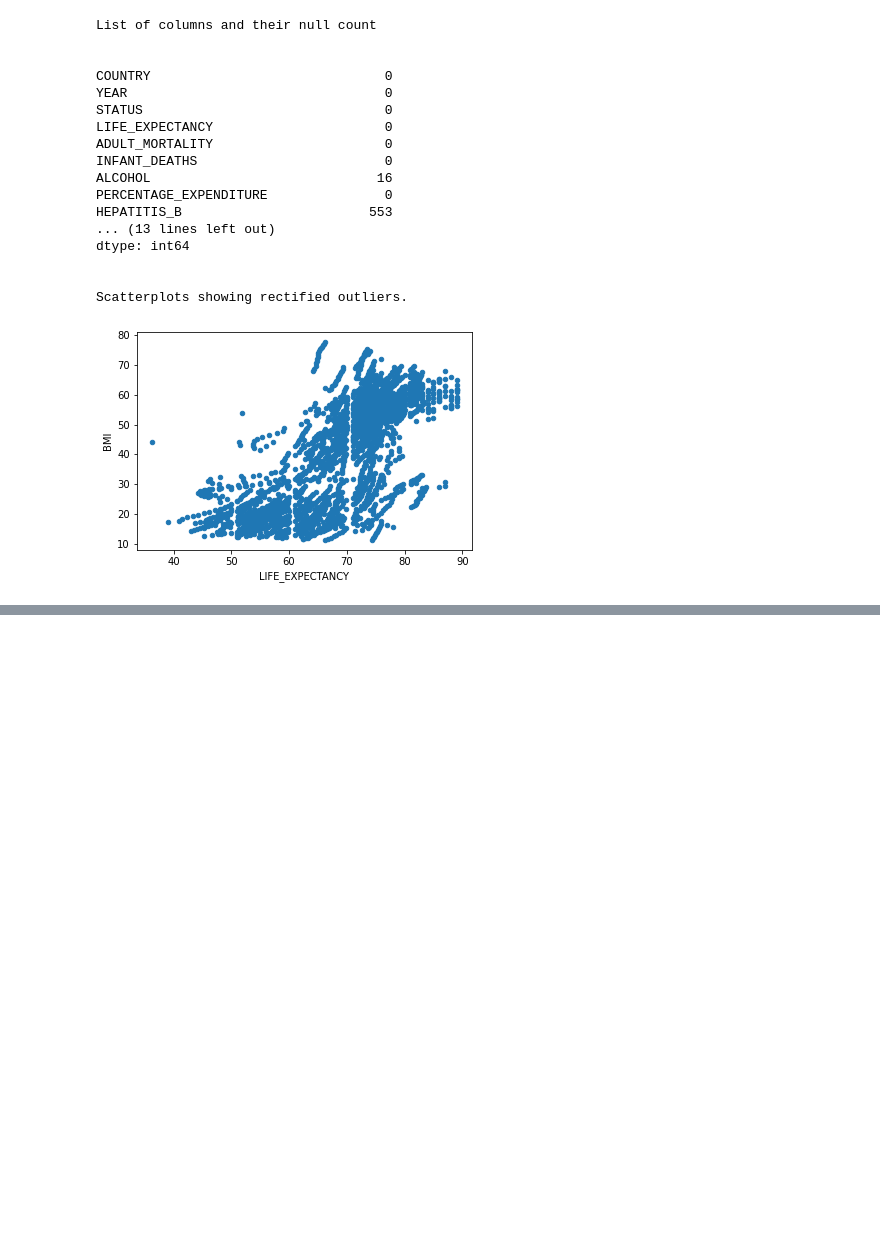
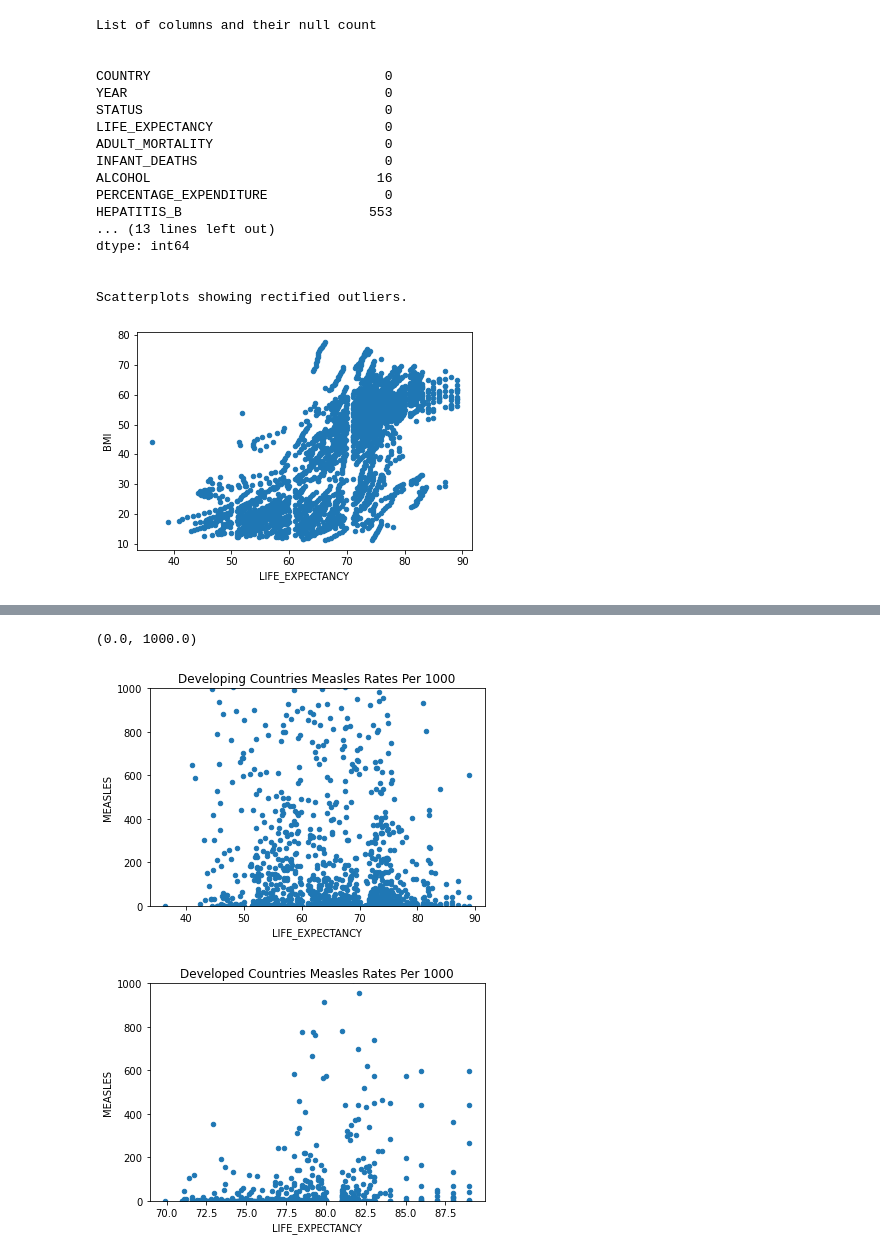
Before and after one commit to HoManCode/Group2-SIT307, a Jupyter notebook: A2 Dataset.ipynb, the cells around one changed output, grey strips where cells are left out. Saved outputs shown, nothing was run; the diff lists cells and outputs as text; code cells hidden in the pictures; blank space fills up the shorter version.

```diff
--- a/A2 Dataset.ipynb
+++ b/A2 Dataset.ipynb
@@ -656,0 +688,14 @@ Scatterplots showing rectified outliers.
+# %%
+# Developing Countries Measles Rates Per 1000 (1000 Case cutoff).
+ax = life_df.loc[life_df['STATUS'] == 1].plot.scatter(x='LIFE_EXPECTANCY', y='MEASLES',
+                                                      title='Developing Countries Measles Rates Per 1000')
+ax.set_ylim((0,1000))
+
+# Developed Countries Measles Rates Per 1000 (1000 Case cutoff).
+ax = life_df.loc[life_df['STATUS'] == 0].plot.scatter(x='LIFE_EXPECTANCY', y='MEASLES',
+                                                      title='Developed Countries Measles Rates Per 1000')
+ax.set_ylim((0,1000))
+# %% [output]
+(0.0, 1000.0)
+[figure, added]
+[figure, added]
```
Also changed, not shown: parts of 13 cells of this notebook.
